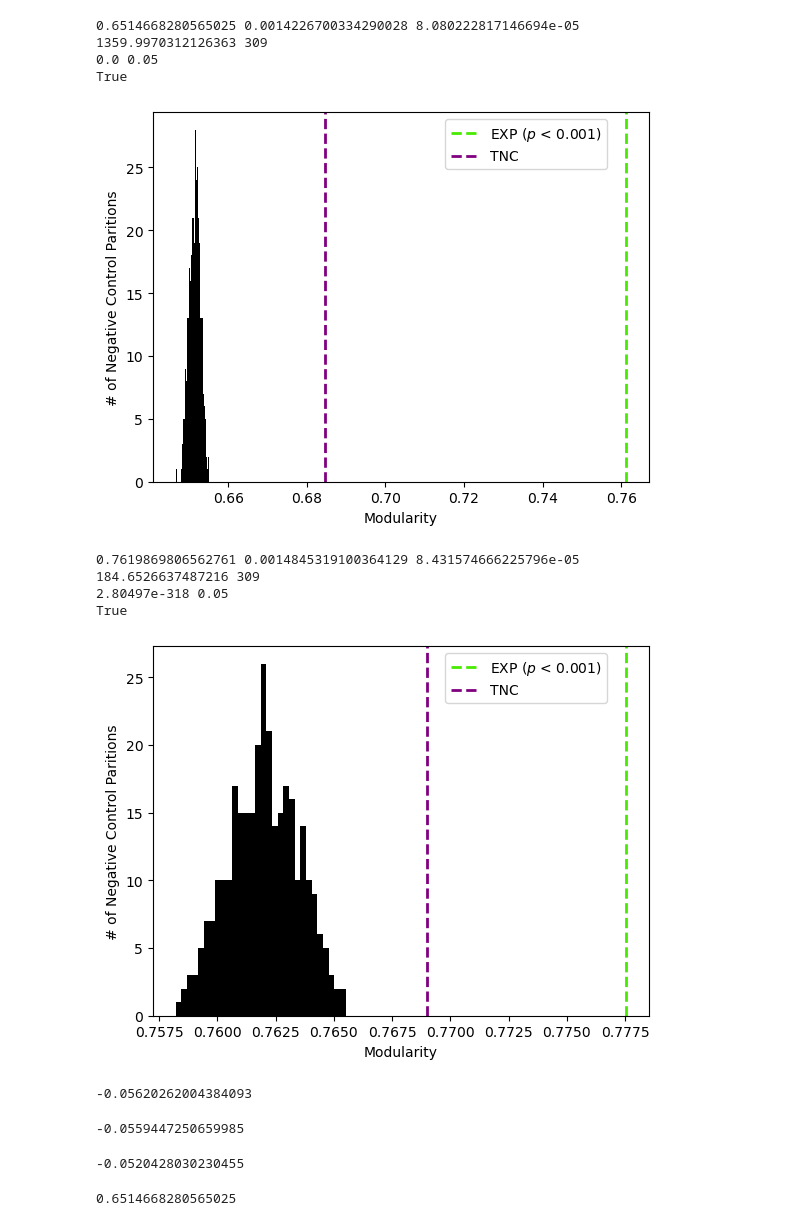
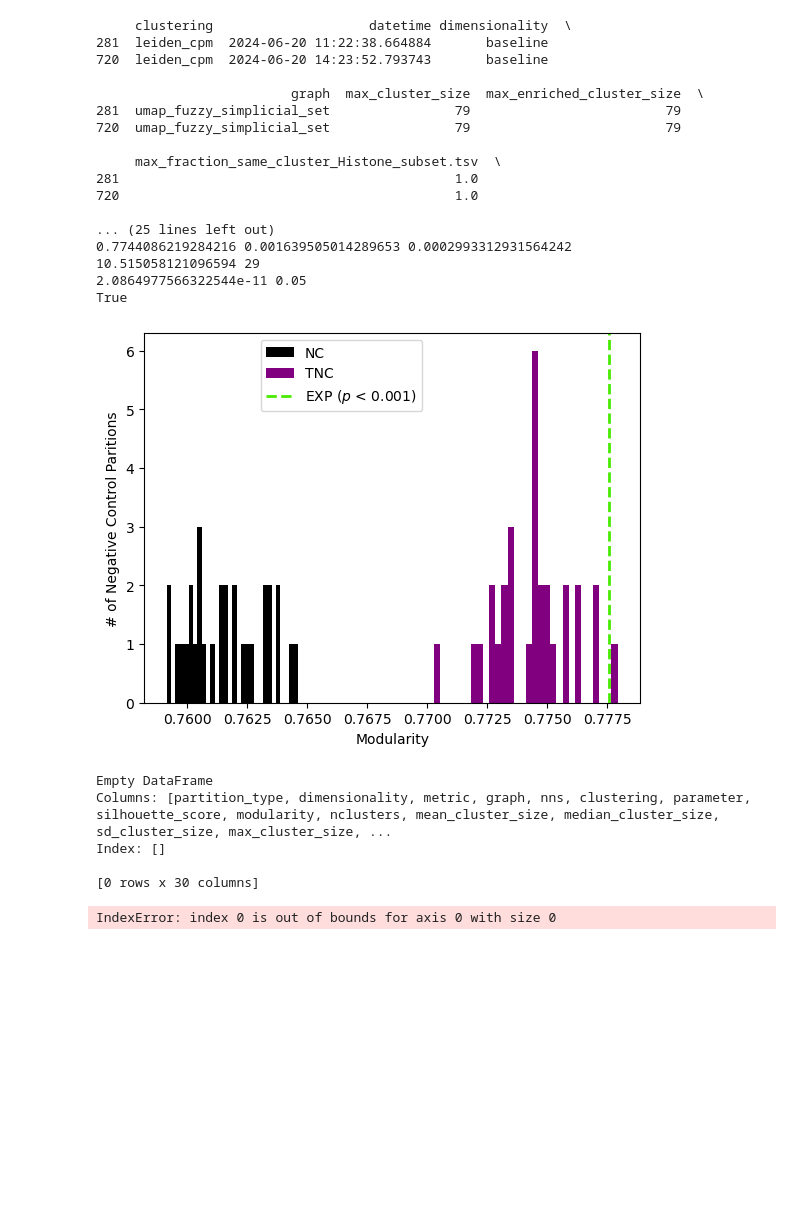
Before and after one commit to ltsypin/TGNE-2022, a Jupyter notebook: TGNE/clustering_optimization/computational_negative_control_plots.ipynb, the cells around one changed output. Saved outputs shown, nothing was run; the diff lists cells and outputs as text; code cells hidden in the pictures; blank space fills up the shorter version.

```diff
--- a/TGNE/clustering_optimization/computational_negative_control_plots.ipynb
+++ b/TGNE/clustering_optimization/computational_negative_control_plots.ipynb
@@ -9,13 +9,13 @@ from scipy import stats
 sys.path.append('../../')
 from utils import dataframe_utils, clustering_utils
 # %%
-microarray_data_pattern = './tgd2024_may15_avg_scan_stats_microarray/*.csv'
+microarray_data_pattern = './tgd2024_may15_avg_scan_stats_microarray/**/*.csv'
 
-rna_seq_data_pattern = './tgd2024_may15_avg_scan_stats_rna_seq/*.csv'
+rna_seq_data_pattern = './tgd2024_jun20_avg_scan_stats_rna_seq/**/*.csv'
 
-microarray_stats_files = glob.glob(microarray_data_pattern) + glob.glob('./tgd2024_may15_avg_scan_stats_microarray/nc/*.csv')
+microarray_stats_files = glob.glob(microarray_data_pattern)
 
-rna_seq_stats_files = glob.glob(rna_seq_data_pattern) + glob.glob('./tgd2024_may15_avg_scan_stats_rna_seq/nc/*.csv')
+rna_seq_stats_files = glob.glob(rna_seq_data_pattern)
 
 microarray_stats_df = dataframe_utils.csv_files_to_df(microarray_stats_files)
 
@@ -25,7 +25,7 @@ microarray_stats_df['fraction_clusters_enriched'] = microarray_stats_df.apply(cl
 # %%
 rna_seq_stats_df['fraction_clusters_enriched'] = rna_seq_stats_df.apply(clustering_utils.compute_fraction_clusters_enriched, axis=1)
 # %%
-dfs = [microarray_stats_df, rna_seq_stats_df]
+dfs = [rna_seq_stats_df, microarray_stats_df]
 
 for df_stats in dfs:
 
@@ -38,6 +38,7 @@ for df_stats in dfs:
         &
         (df_stats['parameter'] == 0.005)
                                 ]
+
     df_stats_nc = df_stats.loc[df_stats['partition_type'] == 'NC']
     df_stats_tnc = df_stats.loc[df_stats['partition_type'] == 'TNC']
     # hist_clustering_metric = 'silhouette_score'
@@ -45,76 +46,85 @@ for df_stats in dfs:
 
     hist_data = df_stats_nc[hist_clustering_metric].values
     hist_data
+    hist_data_tnc = df_stats_tnc[hist_clustering_metric].values
+    hist_data_tnc
     exp_line_at_x = df_stats_exp[hist_clustering_metric].values[0]
     exp_line_at_x
-    tnc_line_at_x = df_stats_tnc[hist_clustering_metric].values[0]
-    tnc_line_at_x
+    # tnc_line_at_x = df_stats_tnc[hist_clustering_metric].values[0]
+    # tnc_line_at_x
     # Create the histogram
-    plt.hist(hist_data, bins=30, color='black')
+    plt.hist(hist_data, bins=30, color='black', label='NC')
+    plt.hist(hist_data_tnc, bins=30, color='purple', label='TNC')
 
     # Add a vertical line at the specified x value
     # plt.axvline(x=exp_line_at_x, color='red', linestyle='dashed', linewidth=2, label='EXP at x={} ($P$ < 0.001)'.format(round(exp_line_at_x, 2)))
     # plt.axvline(x=tnc_line_at_x, color='blue', linestyle='dashed', linewidth=2, label='TNC at x={}'.format(round(tnc_line_at_x, 2)))
     plt.axvline(x=exp_line_at_x, color='#47EA00', linestyle='dashed', linewidth=2, label='EXP ($p$ < 0.001)')
-    plt.axvline(x=tnc_line_at_x, color='purple', linestyle='dashed', linewidth=2, label='TNC')
+    # plt.axvline(x=tnc_line_at_x, color='purple', linestyle='dashed', linewidth=2, label='TNC')
 
 
     # Add labels and title
     plt.xlabel(hist_clustering_metric.capitalize())
     plt.ylabel('# of Negative Control Paritions')
     # plt.title(f'{len(hist_data)} Neg. Controls vs. Experimental {hist_clustering_metric.capitalize()} Distribution')
 
     plt.legend(bbox_to_anchor=(0.575, 1))
 
-    nc_mean = df_stats_nc[hist_clustering_metric].mean()
-    nc_std = df_stats_nc[hist_clustering_metric].std()
+    nc_mean = df_stats_tnc[hist_clustering_metric].mean()
+    nc_std = df_stats_tnc[hist_clustering_metric].std()
 
     nc_se = nc_std / (np.sqrt(len(hist_data)))
 
     print(nc_mean, nc_std, nc_se)
 
     t_stat = (exp_line_at_x - nc_mean) / nc_se
 
     d_freedom = len(hist_data) - 1
 
     print(t_stat, d_freedom)
 
     # p_value = 2 * (1 - stats.t.cdf(abs(t_stat), d_freedom))
     p_value = 2 * stats.t.sf(abs(t_stat), d_freedom)
 
     alpha = 0.05
 
     print(p_value, alpha)
     print(p_value < alpha)
 
     # Show the plot
     plt.show()
 # %% [output]
-0.6514668280565025 0.0014226700334290028 8.080222817146694e-05
-1359.9970312126363 309
-0.0 0.05
+     clustering                    datetime dimensionality  \
+281  leiden_cpm  2024-06-20 11:22:38.664884       baseline
+720  leiden_cpm  2024-06-20 14:23:52.793743       baseline
+
+                         graph  max_cluster_size  max_enriched_cluster_size  \
+281  umap_fuzzy_simplicial_set                79                         79
+720  umap_fuzzy_simplicial_set                79                         79
+
+     max_fraction_same_cluster_Histone_subset.tsv  \
+281                                           1.0
+720                                           1.0
+
+... (25 lines left out)
+0.7744086219284216 0.001639505014289653 0.0002993312931564242
+10.515058121096594 29
+2.0864977566322544e-11 0.05
 True
-[figure, old version]
+[figure, new version]
-0.7619869806562761 0.0014845319100364129 8.431574666225796e-05
-184.6526637487216 309
-2.80497e-318 0.05
-True
+Empty DataFrame
+Columns: [partition_type, dimensionality, metric, graph, nns, clustering, parameter, silhouette_score, modularity, nclusters, mean_cluster_size, median_cluster_size, sd_cluster_size, max_cluster_size, ...
+Index: []
+
+[0 rows x 30 columns]
-[figure, removed]
+IndexError: index 0 is out of bounds for axis 0 with size 0
 # %%
 df_stats_nc['silhouette_score'].mean()
-# %% [output]
--0.05620262004384093
 # %%
 df_stats_nc['silhouette_score'].median()
-# %% [output]
--0.0559447250659985
 # %%
 df_stats_nc['silhouette_score'].max()
-# %% [output]
--0.0520428030230455
 # %%
 df_stats_nc['modularity'].mean()
-# %% [output]
-0.6514668280565025
 # %%
 df_stats_nc['modularity'].median()
```
Also changed, not shown: parts of 8 cells of this notebook, 4 other files.
